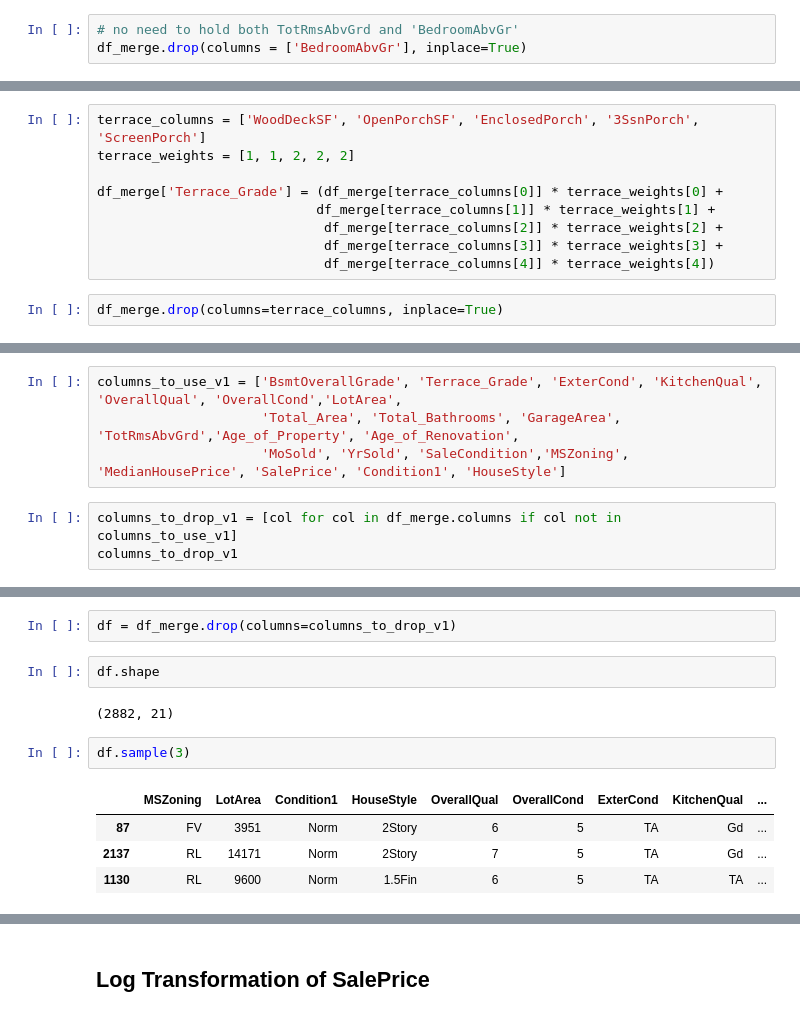
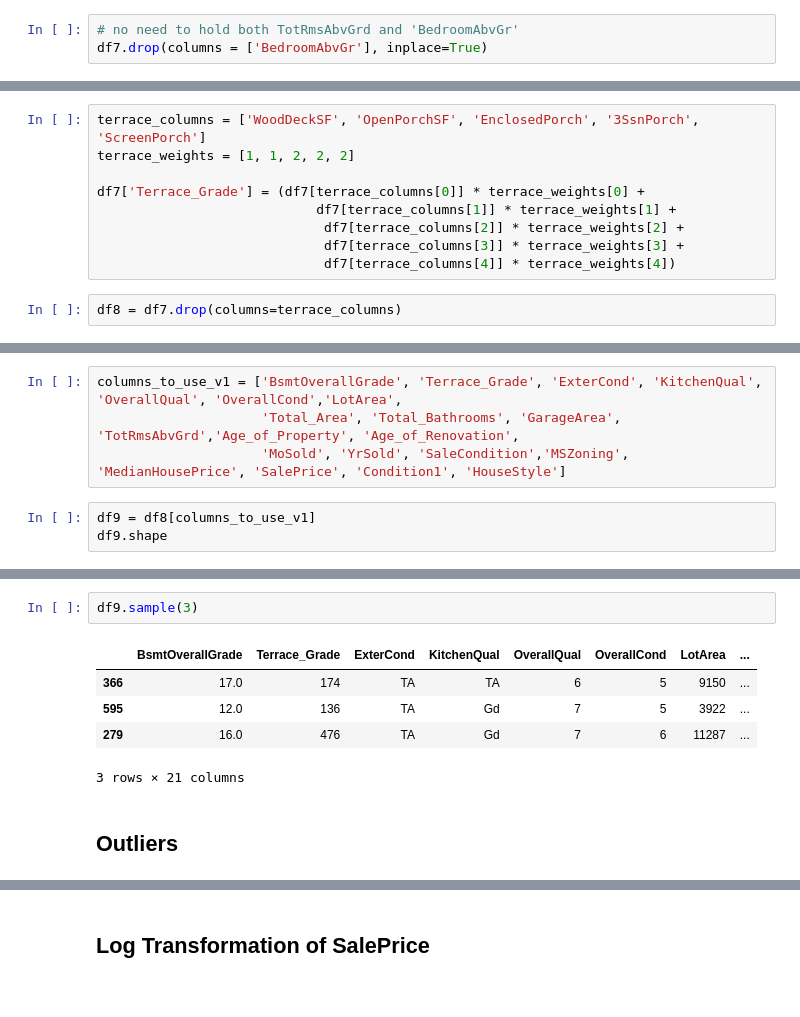
Before and after one commit to fatih-ml/House-price-prediction-ensemble-models-feature-engineering, a Jupyter notebook: housing_price_model.ipynb, the cells around one changed output, grey strips where cells are left out. Drawn from its saved outputs; the diff is of its cells as text.

```diff
--- a/housing_price_model.ipynb
+++ b/housing_price_model.ipynb
@@ -744,7 +734,7 @@ Index(['MSSubClass', 'MSZoning', 'LotFrontage', 'LotArea', 'Alley', 'LotShape',
 **Rooms**
 # %%
 # no need to hold both TotRmsAbvGrd and 'BedroomAbvGr'
-df_merge.drop(columns = ['BedroomAbvGr'], inplace=True)
+df7.drop(columns = ['BedroomAbvGr'], inplace=True)
 # %% [markdown]
 **Porch and Deck Columns**
 # %% [markdown]
@@ -754,13 +744,13 @@ i will combine these features into one single one
 terrace_columns = ['WoodDeckSF', 'OpenPorchSF', 'EnclosedPorch', '3SsnPorch', 'ScreenPorch']
 terrace_weights = [1, 1, 2, 2, 2]
 
-df_merge['Terrace_Grade'] = (df_merge[terrace_columns[0]] * terrace_weights[0] +
-                            df_merge[terrace_columns[1]] * terrace_weights[1] +
-                             df_merge[terrace_columns[2]] * terrace_weights[2] +
-                             df_merge[terrace_columns[3]] * terrace_weights[3] +
-                             df_merge[terrace_columns[4]] * terrace_weights[4])
+df7['Terrace_Grade'] = (df7[terrace_columns[0]] * terrace_weights[0] +
+                            df7[terrace_columns[1]] * terrace_weights[1] +
+                             df7[terrace_columns[2]] * terrace_weights[2] +
+                             df7[terrace_columns[3]] * terrace_weights[3] +
+                             df7[terrace_columns[4]] * terrace_weights[4])
 # %%
-df_merge.drop(columns=terrace_columns, inplace=True)
+df8 = df7.drop(columns=terrace_columns)
 # %% [markdown]
 ## Final Issues Feature Engineering
 # %% [markdown]
@@ -793,6 +783,6 @@ columns_to_use_v1 = ['BsmtOverallGrade', 'Terrace_Grade', 'ExterCond', 'KitchenQ
                      'Total_Area', 'Total_Bathrooms', 'GarageArea', 'TotRmsAbvGrd','Age_of_Property', 'Age_of_Renovation',
                      'MoSold', 'YrSold', 'SaleCondition','MSZoning', 'MedianHousePrice', 'SalePrice', 'Condition1', 'HouseStyle']
 # %%
-columns_to_drop_v1 = [col for col in df_merge.columns if col not in columns_to_use_v1]
-columns_to_drop_v1
+df9 = df8[columns_to_use_v1]
+df9.shape
 # %% [output]
@@ -816,13 +790,10 @@ columns_to_drop_v1
-# %%
-df = df_merge.drop(columns=columns_to_drop_v1)
-# %%
-df.shape
-# %% [output]
-(2882, 21)
 # %%
-df.sample(3)
+df9.sample(3)
 # %% [output]
-|  | MSZoning | LotArea | Condition1 | HouseStyle | OverallQual | OverallCond | ExterCond | KitchenQual | ... |
-| 87 | FV | 3951 | Norm | 2Story | 6 | 5 | TA | Gd | ... |
-| 2137 | RL | 14171 | Norm | 2Story | 7 | 5 | TA | Gd | ... |
-| 1130 | RL | 9600 | Norm | 1.5Fin | 6 | 5 | TA | TA | ... |
+|  | BsmtOverallGrade | Terrace_Grade | ExterCond | KitchenQual | OverallQual | OverallCond | LotArea | ... |
+| 366 | 17.0 | 174 | TA | TA | 6 | 5 | 9150 | ... |
+| 595 | 12.0 | 136 | TA | Gd | 7 | 5 | 3922 | ... |
+| 279 | 16.0 | 476 | TA | Gd | 7 | 6 | 11287 | ... |
+3 rows × 21 columns
+# %% [markdown]
+## Outliers
```
Also changed, not shown: parts of 38 cells of this notebook.
